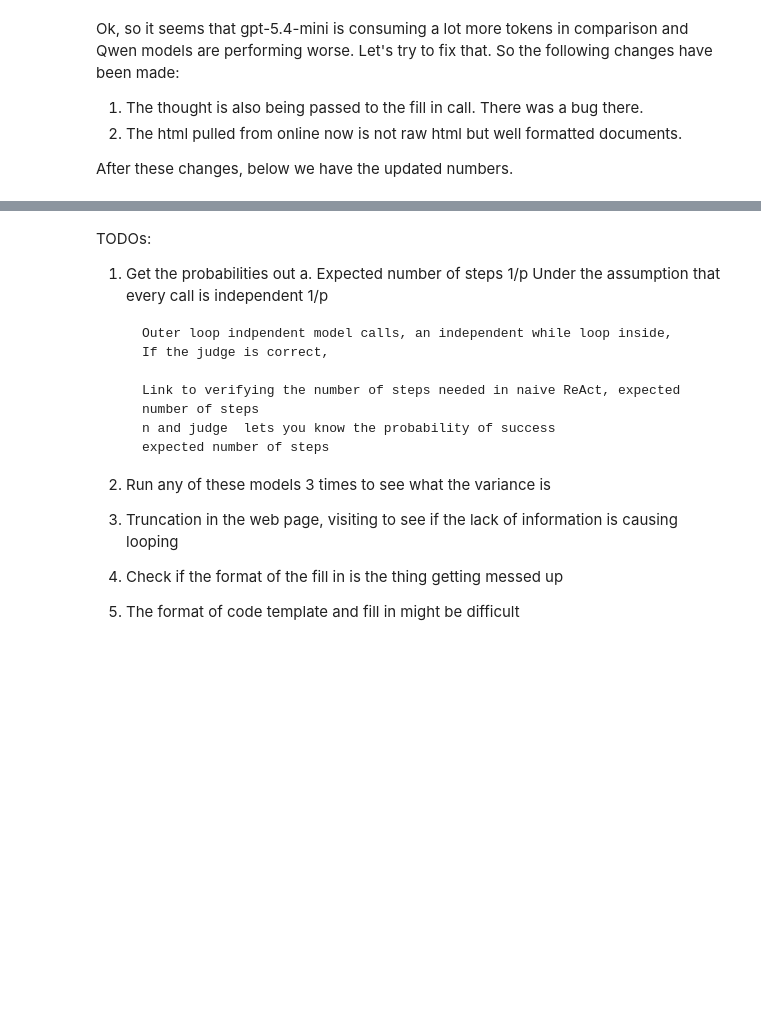
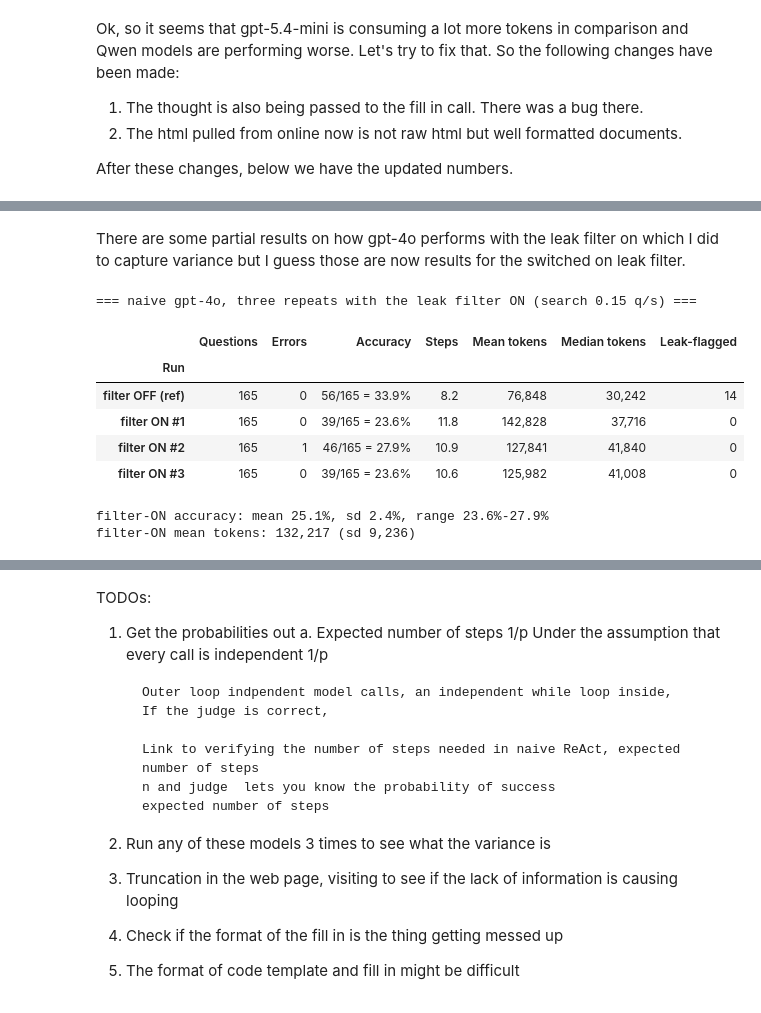
Before and after one commit to PoorvaGarg/smolagents, a Jupyter notebook: notes.ipynb, the cells around one changed output, grey strips where cells are left out. Saved outputs shown, nothing was run; the diff lists cells and outputs as text; code cells hidden in the pictures; blank space fills up the shorter version.

```diff
--- a/notes.ipynb
+++ b/notes.ipynb
@@ -846,0 +933,57 @@ display(pd.DataFrame(v5_rows).set_index("Model"))
+# %% [markdown]
+There are some partial results on how gpt-4o performs with the leak filter on which I did to capture variance but I guess those are now results for the switched on leak filter.
+# %%
+# Reuses BASELINE_DIR, leak_step (cell above), pickle, pd and display from the cells above.
+import statistics
+
+GPT4O_RUNS = {
+    # The one the tables above use: leak filter OFF, search at 1.0 q/s.
+    "filter OFF (ref)": BASELINE_DIR / "naive_react_gpt-4o_False_fixedbrowser",
+    "filter ON #1": BASELINE_DIR / "naive_react_gpt-4o_False_var1",
+    "filter ON #2": BASELINE_DIR / "naive_react_gpt-4o_False_var2",
+    "filter ON #3": BASELINE_DIR / "naive_react_gpt-4o_False_var3",
+}
+
+var_rows, var_acc, var_tok = [], [], []
+for label, pkl_dir in GPT4O_RUNS.items():
+    if not pkl_dir.exists():
+        continue
+    rows = []
+    for p in sorted(pkl_dir.glob("*.pkl"), key=lambda q: int(q.stem)):
+        with open(p, "rb") as f:
+            rows.append(pickle.load(f))
+    n = len(rows)
+    correct = sum(1 for r in rows if r.get("is_correct"))
+    tokens = [r["token_counts"]["total_tokens"] for r in rows]
+    if label.startswith("filter ON"):
+        var_acc.append(correct / n)
+        var_tok.append(sum(tokens) / n)
+    var_rows.append({
+        "Run": label,
+        "Questions": n,
+        "Errors": sum(1 for r in rows if r.get("error")),
+        "Accuracy": f"{correct}/{n} = {correct / n:.1%}",
+        "Steps": f"{sum(r.get('num_steps', 0) for r in rows) / n:.1f}",
+        "Mean tokens": f"{sum(tokens) / n:,.0f}",
+        "Median tokens": f"{statistics.median(tokens):,.0f}",
+        # Zero here is the filter working; the reference run predates it.
+        "Leak-flagged": sum(1 for r in rows if leak_step(r)),
+    })
+
+print("=== naive gpt-4o, three repeats with the leak filter ON (search 0.15 q/s) ===")
+display(pd.DataFrame(var_rows).set_index("Run"))
+if len(var_acc) > 1:
+    print(f"filter-ON accuracy: mean {statistics.mean(var_acc):.1%}, "
+          f"sd {statistics.stdev(var_acc):.1%}, range {min(var_acc):.1%}-{max(var_acc):.1%}")
+    print(f"filter-ON mean tokens: {statistics.mean(var_tok):,.0f} "
+          f"(sd {statistics.stdev(var_tok):,.0f})")
+# %% [output]
+=== naive gpt-4o, three repeats with the leak filter ON (search 0.15 q/s) ===
+|  | Questions | Errors | Accuracy | Steps | Mean tokens | Median tokens | Leak-flagged |
+| Run |  |  |  |  |  |  |  |
+| filter OFF (ref) | 165 | 0 | 56/165 = 33.9% | 8.2 | 76,848 | 30,242 | 14 |
+| filter ON #1 | 165 | 0 | 39/165 = 23.6% | 11.8 | 142,828 | 37,716 | 0 |
+| filter ON #2 | 165 | 1 | 46/165 = 27.9% | 10.9 | 127,841 | 41,840 | 0 |
+| filter ON #3 | 165 | 0 | 39/165 = 23.6% | 10.6 | 125,982 | 41,008 | 0 |
+filter-ON accuracy: mean 25.1%, sd 2.4%, range 23.6%-27.9%
+filter-ON mean tokens: 132,217 (sd 9,236)
```
Also changed, not shown: parts of 8 cells of this notebook, 9 other files.
